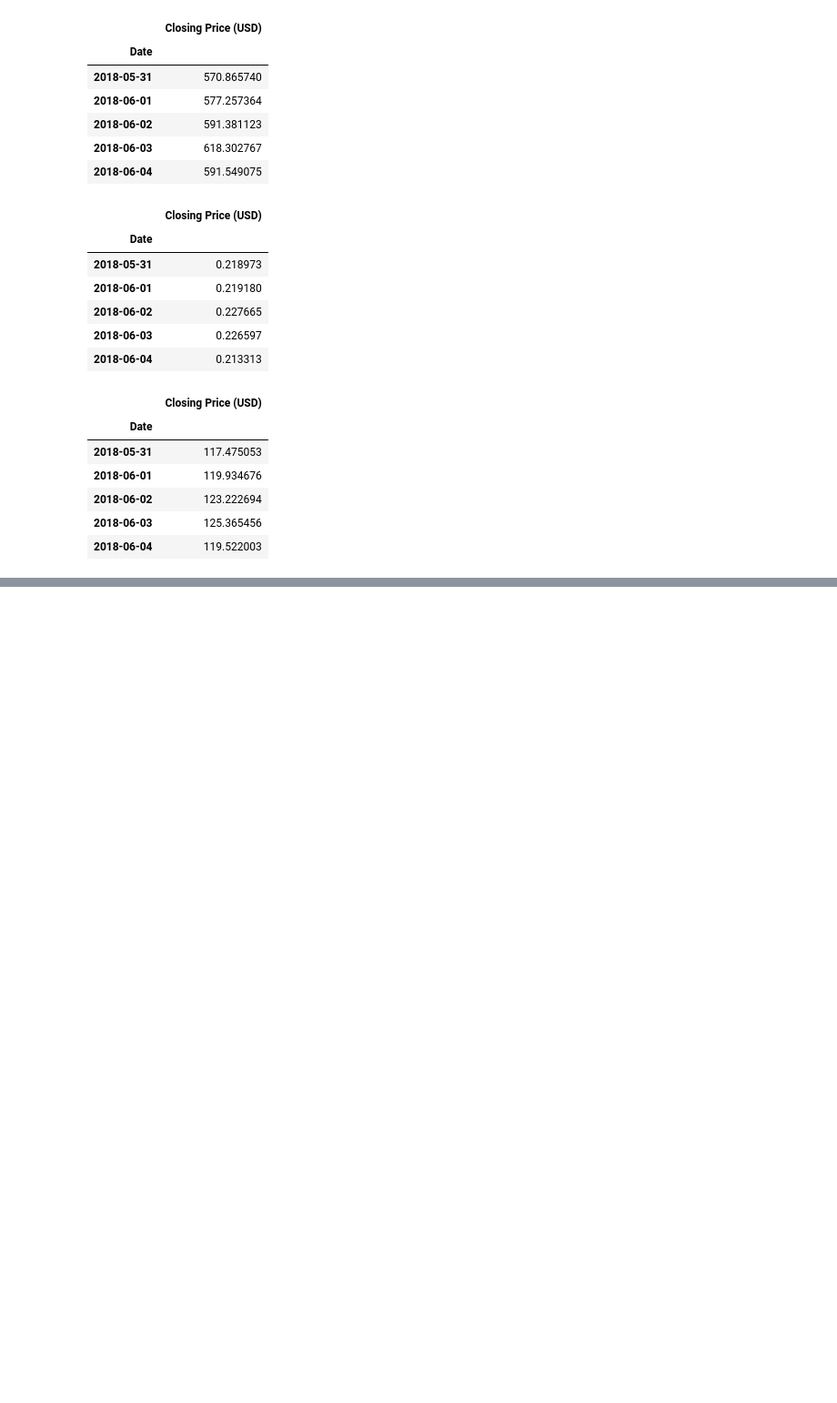
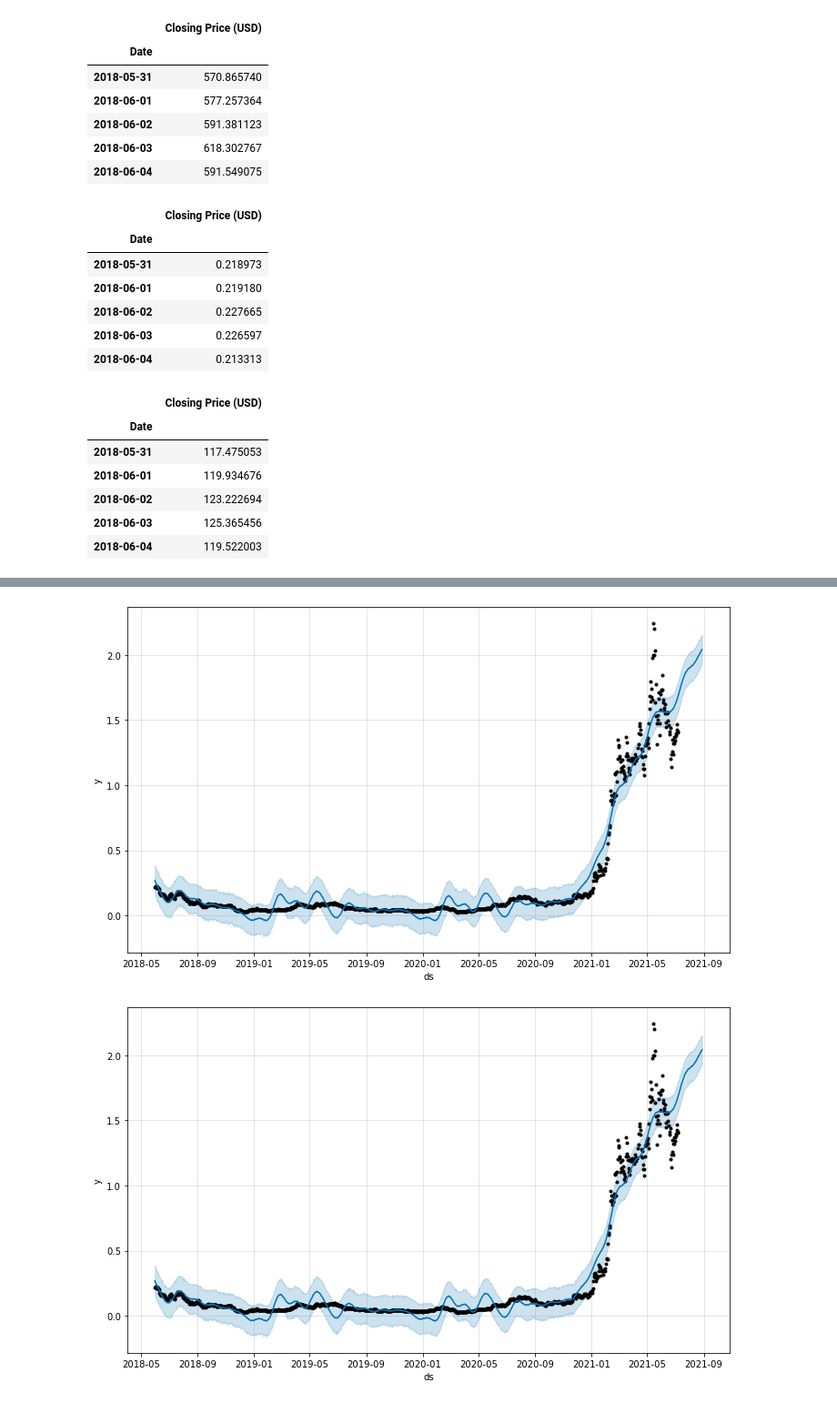
Before and after one commit to talibkateeb/Crypto-Forecast-Trader, a Jupyter notebook: crypto_forecast_trader.ipynb, the cells around one changed output, grey strips where cells are left out. Shown at 91% size. Cells and saved outputs as stored; diff of their text form; code cells hidden in the pictures; blank space fills up the shorter version.

```diff
--- a/crypto_forecast_trader.ipynb
+++ b/crypto_forecast_trader.ipynb
@@ -119,0 +181,3 @@ display(ltc_sliced_df.head())
+# %%
+# Create a Prophet model for Cardano
+model_ada = Prophet()
@@ -119,0 +203,3 @@ display(ltc_sliced_df.head())
+# %%
+# Fit the Cardano
+model_ada.fit(ada_rename_df)
@@ -119,0 +243,6 @@ display(ltc_sliced_df.head())
+# %%
+# Forecast one year of weekly future trends data for cardano, set periods=52 because of year has 52 weeks. freq paramer to "d" of daily
+future_cardano = model_ada.make_future_dataframe(periods=52, freq="d")
+
+# Display the last five rows of the future_bitcoin_ DataFrame
+future_cardano.tail()
@@ -119,0 +297,6 @@ display(ltc_sliced_df.head())
+# %%
+# Make predictions for cardano using future_cardano DateFrame
+forecast_cardano = model_ada.predict(future_cardano)
+
+# Display the first five rows of the forecast_canada DataFrame
+forecast_cardano.head()
@@ -119,0 +337,6 @@ display(ltc_sliced_df.head())
+# %%
+# Plot the Prophet predictions for Cardano
+model_ada.plot(forecast_cardano)
+# %% [output]
+[figure, added]
+[figure, added]
```
Also changed, not shown: parts of 30 cells of this notebook.
